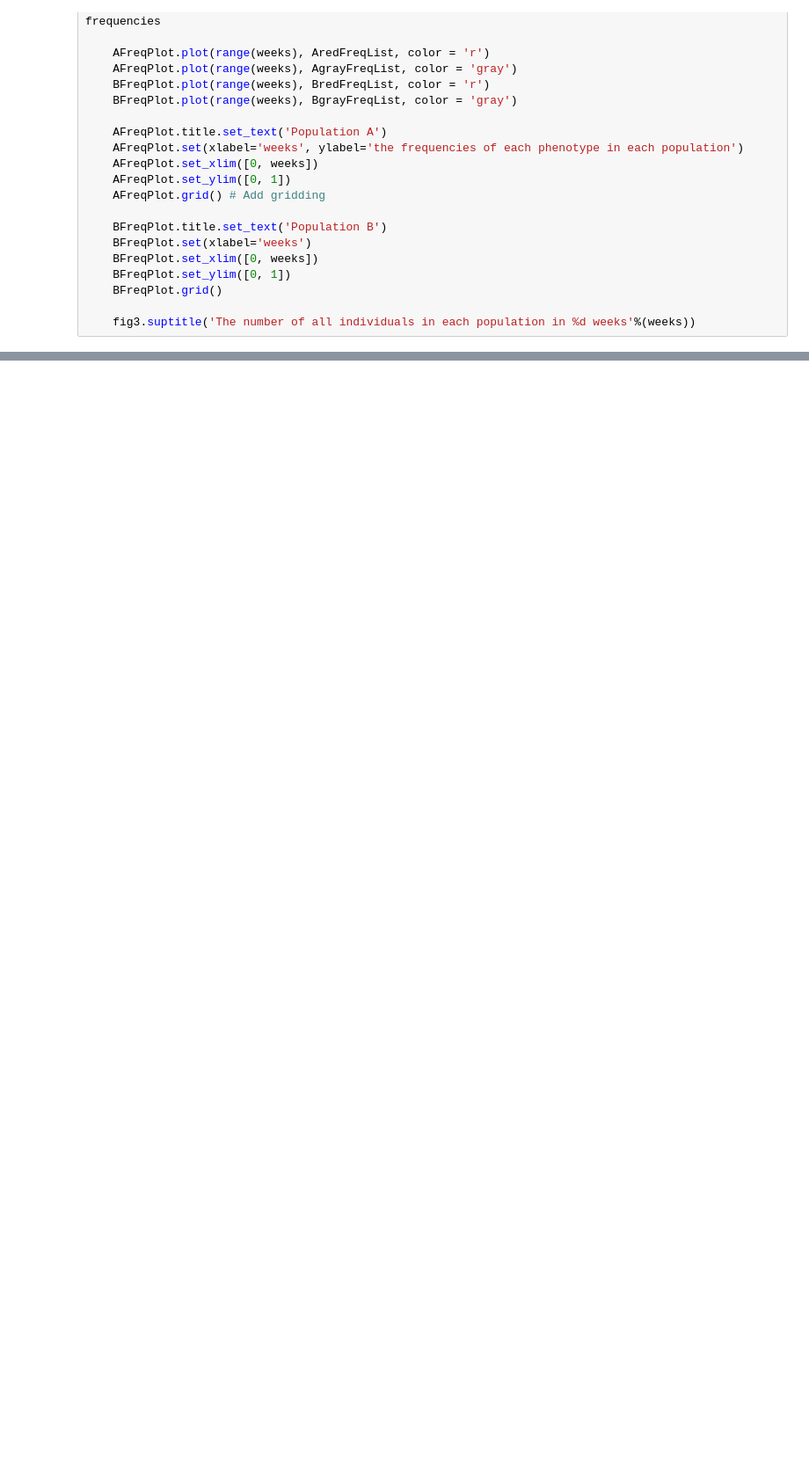
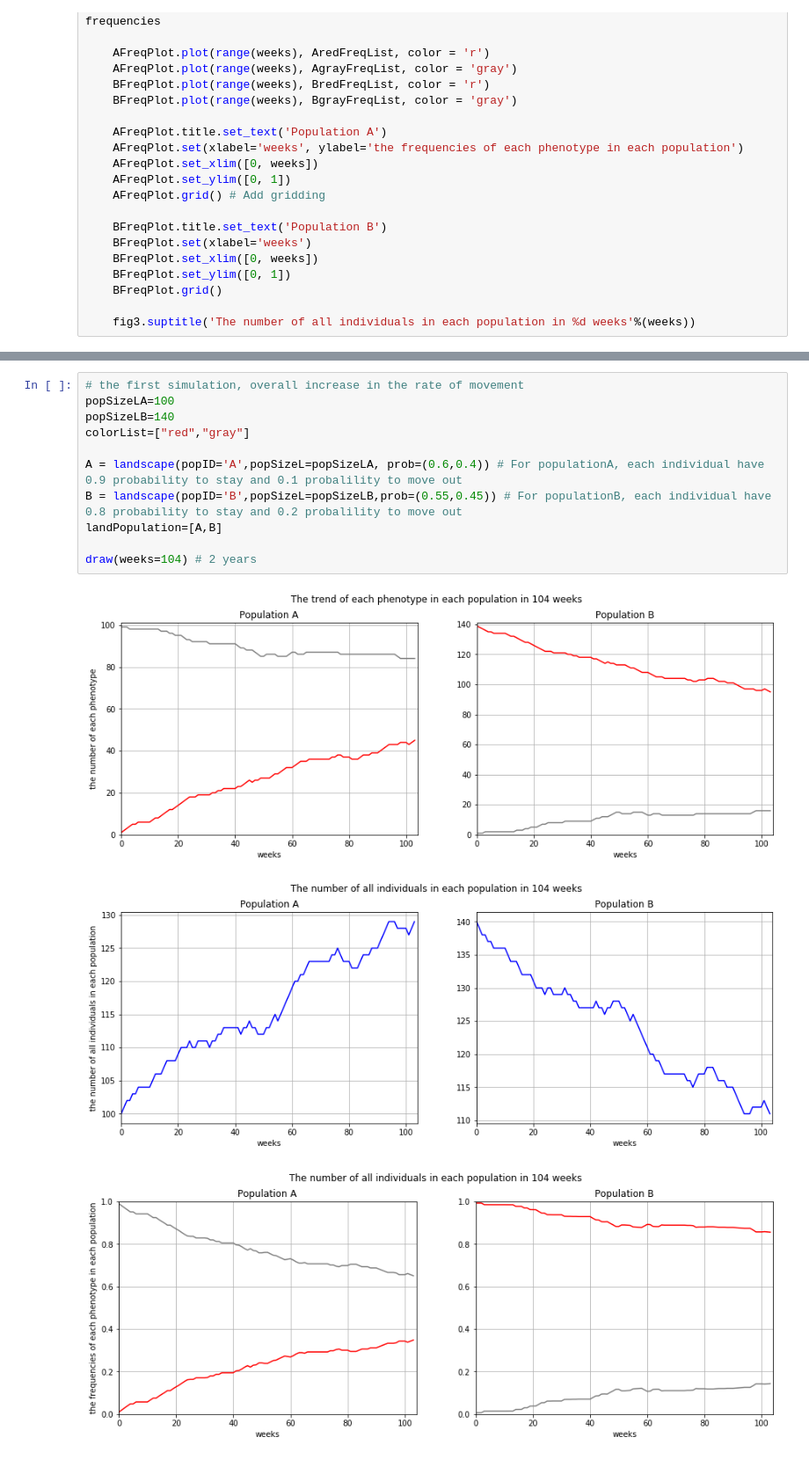
Before and after one commit to hh11123/Final-Project, a Jupyter notebook: Final.ipynb, the cells around one changed output, grey strips where cells are left out. Shown at 88% size. Cells and saved outputs as stored; diff of their text form; blank space fills up the shorter version.

Commit message:
Update Final.ipynb
Do more simulation and answer the questions.

```diff
--- a/Final.ipynb
+++ b/Final.ipynb
@@ -179,0 +180,15 @@ draw(weeks=108) # 2 years
+# %%
+# the first simulation, overall increase in the rate of movement
+popSizeLA=100
+popSizeLB=140
+colorList=["red","gray"]
+
+A = landscape(popID='A',popSizeL=popSizeLA, prob=(0.6,0.4)) # For populationA, each individual have 0.9 probability to stay and 0.1 probalility to move out
+B = landscape(popID='B',popSizeL=popSizeLB,prob=(0.55,0.45)) # For populationB, each individual have 0.8 probability to stay and 0.2 probalility to move out
+landPopulation=[A,B]
+
+draw(weeks=104) # 2 years
+# %% [output]
+[figure, added]
+[figure, added]
+[figure, added]
```
Also changed, not shown: parts of 6 cells of this notebook.
